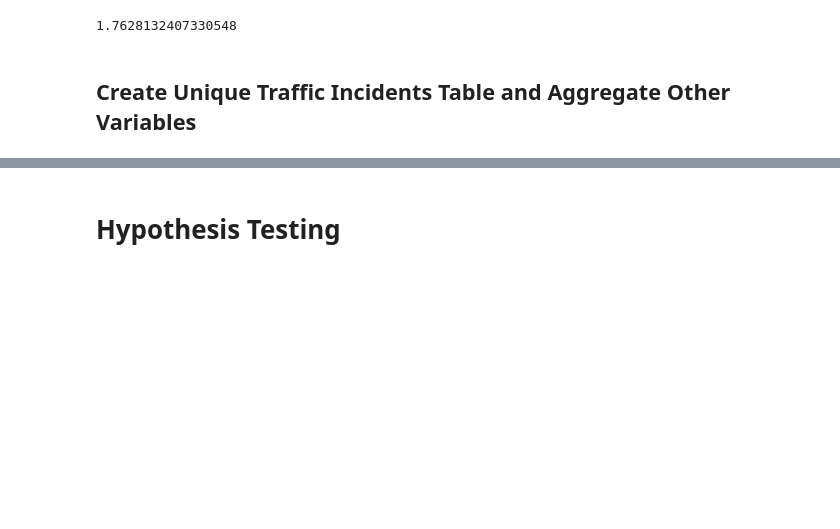
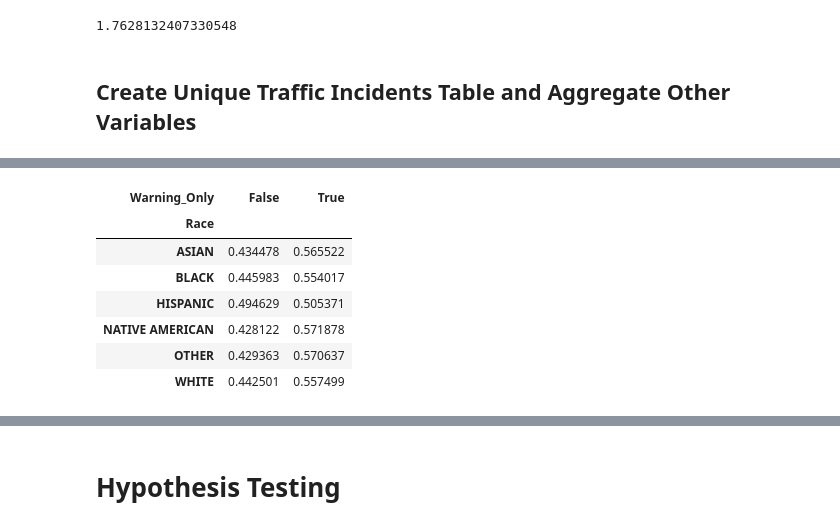
Before and after one commit to mguptaphd/Module3_Project, a Jupyter notebook: Module3_Project.ipynb, the cells around one changed output, grey strips where cells are left out. Drawn from its saved outputs; the diff is of its cells as text; code cells hidden in the pictures; blank space fills up the shorter version.

```diff
--- a/Module3_Project.ipynb
+++ b/Module3_Project.ipynb
@@ -119,0 +145,11 @@ unique_df.head()
+# %%
+pd.crosstab(violtype_df['Race'], violtype_df['Warning_Only']).apply(lambda r: r/r.sum(), axis=1)
+# %% [output]
+| Warning_Only | False | True |
+| Race |  |  |
+| ASIAN | 0.434478 | 0.565522 |
+| BLACK | 0.445983 | 0.554017 |
+| HISPANIC | 0.494629 | 0.505371 |
+| NATIVE AMERICAN | 0.428122 | 0.571878 |
+| OTHER | 0.429363 | 0.570637 |
+| WHITE | 0.442501 | 0.557499 |
```
Also changed, not shown: parts of 2 cells of this notebook.
